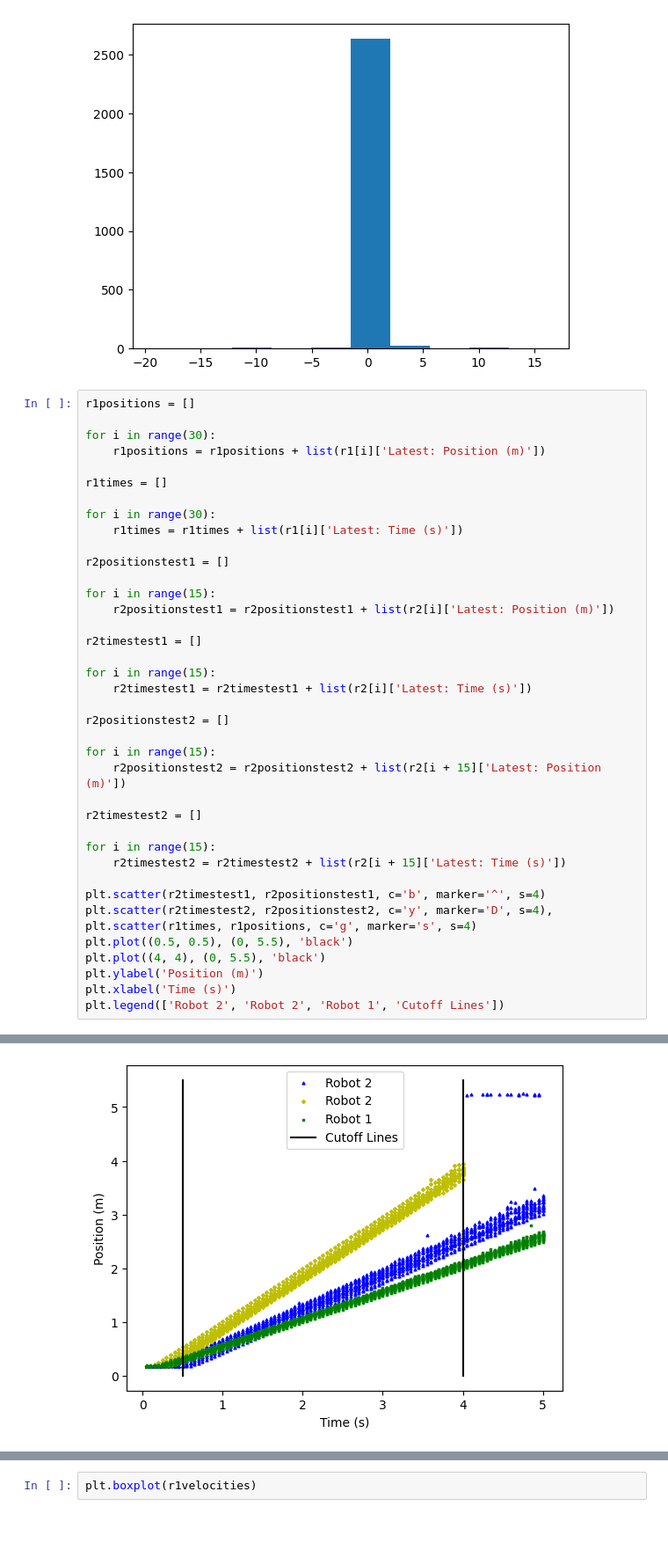
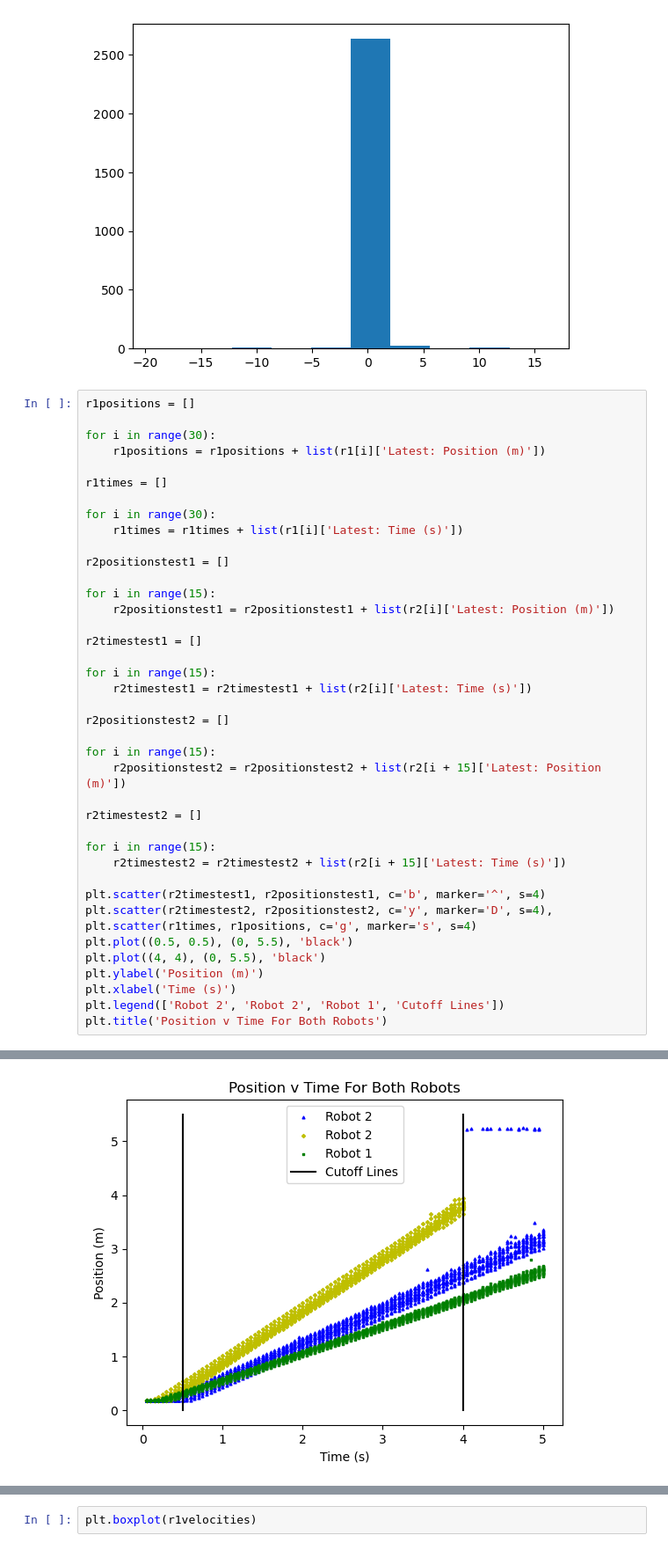
Before and after one commit to jeremiah-theisenschool/belhavencs, a Jupyter notebook: csc311/robot-analysis.ipynb, the cells around one changed output, grey strips where cells are left out. Shown at 88% size. Saved outputs shown, nothing was run; the diff lists cells and outputs as text; blank space fills up the shorter version.

```diff
--- a/csc311/robot-analysis.ipynb
+++ b/csc311/robot-analysis.ipynb
@@ -149,4 +149,5 @@ plt.plot((4, 4), (0, 5.5), 'black')
 plt.ylabel('Position (m)')
 plt.xlabel('Time (s)')
 plt.legend(['Robot 2', 'Robot 2', 'Robot 1', 'Cutoff Lines'])
+plt.title('Position v Time For Both Robots')
 # %% [output]
@@ -154,4 +155,4 @@ plt.legend(['Robot 2', 'Robot 2', 'Robot 1', 'Cutoff Lines'])
-[figure, old version]
+[figure, new version]
 # %%
 plt.hist(r2velocities, bins=100)
 plt.hist(r1velocities, bins=30)
```
Also changed, not shown: parts of 34 cells of this notebook.
